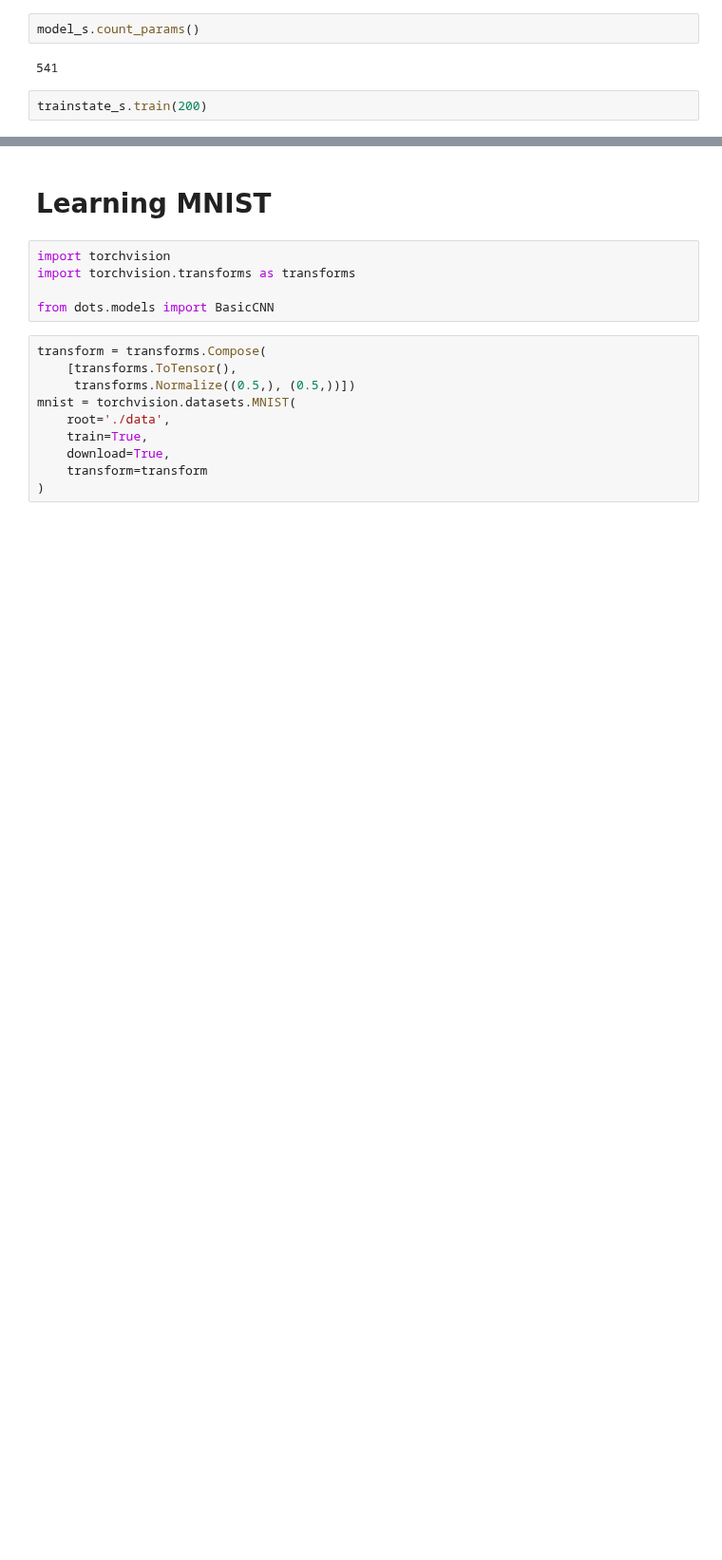
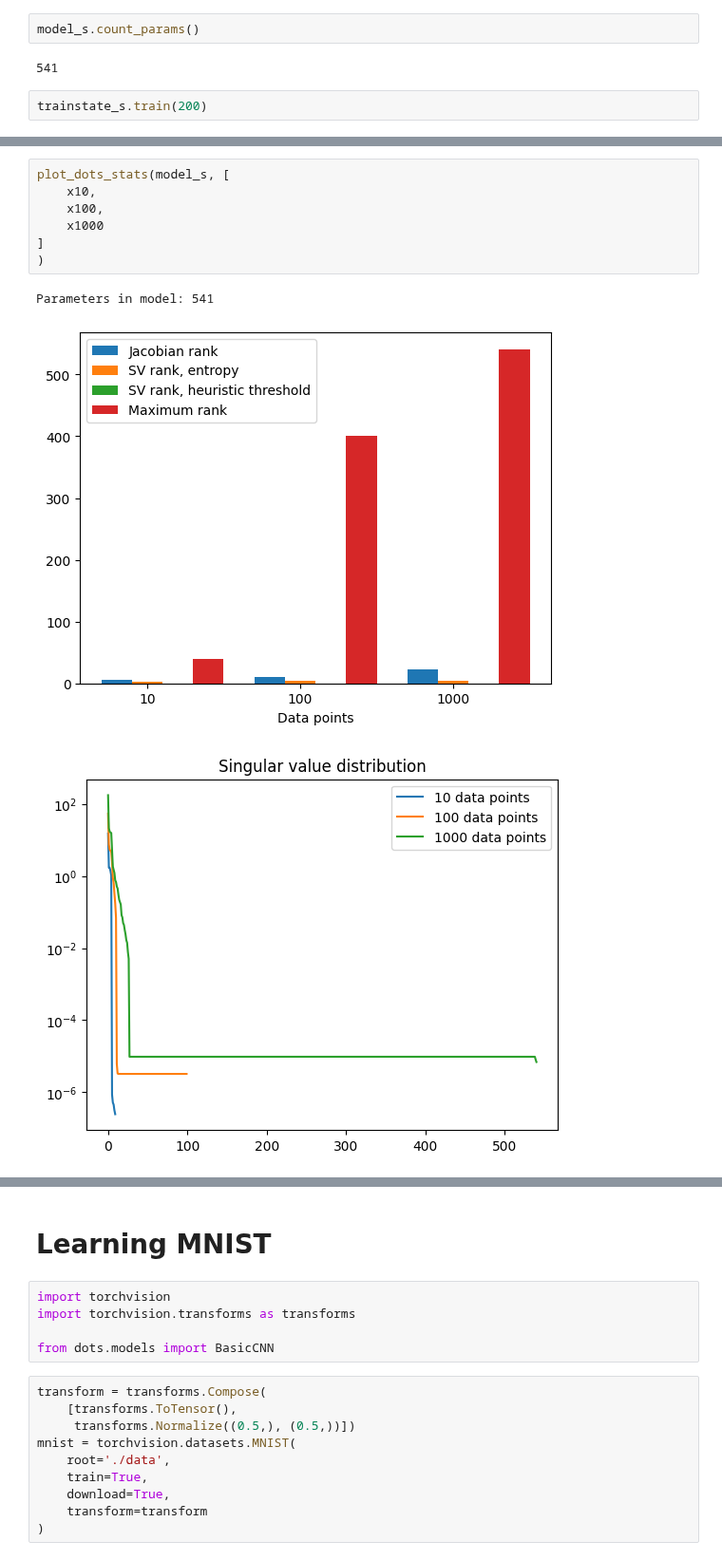
Before and after one commit to LRudL/dots, a Jupyter notebook: notebooks/dots_train_testing.ipynb, the cells around one changed output, grey strips where cells are left out. Shown at 95% size. Cells and saved outputs as stored; diff of their text form; blank space fills up the shorter version.

```diff
--- a/notebooks/dots_train_testing.ipynb
+++ b/notebooks/dots_train_testing.ipynb
@@ -133,0 +165,11 @@ tensor([[0.3919],
+# %%
+plot_dots_stats(model_s, [
+    x10,
+    x100,
+    x1000
+]
+)
+# %% [output]
+Parameters in model: 541
+[figure, added]
+[figure, added]
```
Also changed, not shown: parts of 21 cells of this notebook, 2 other files.
